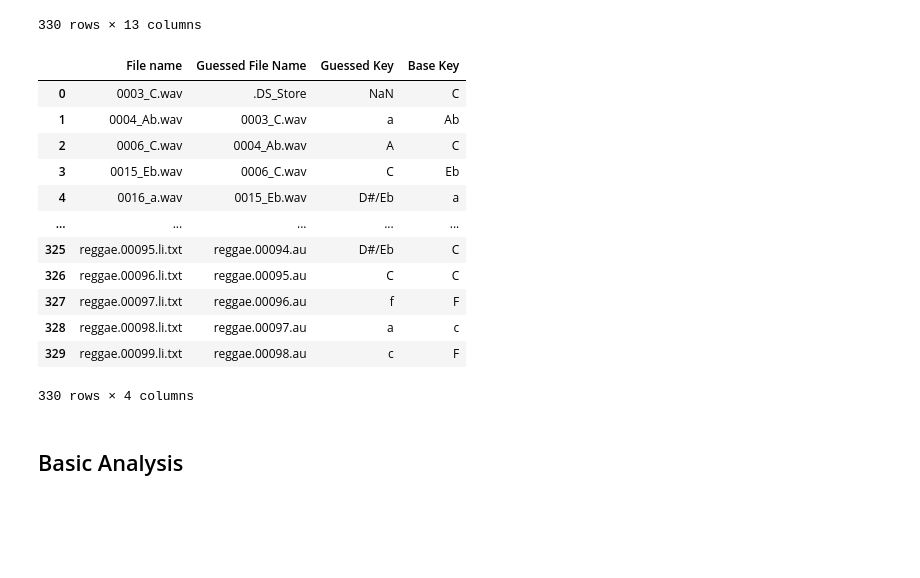
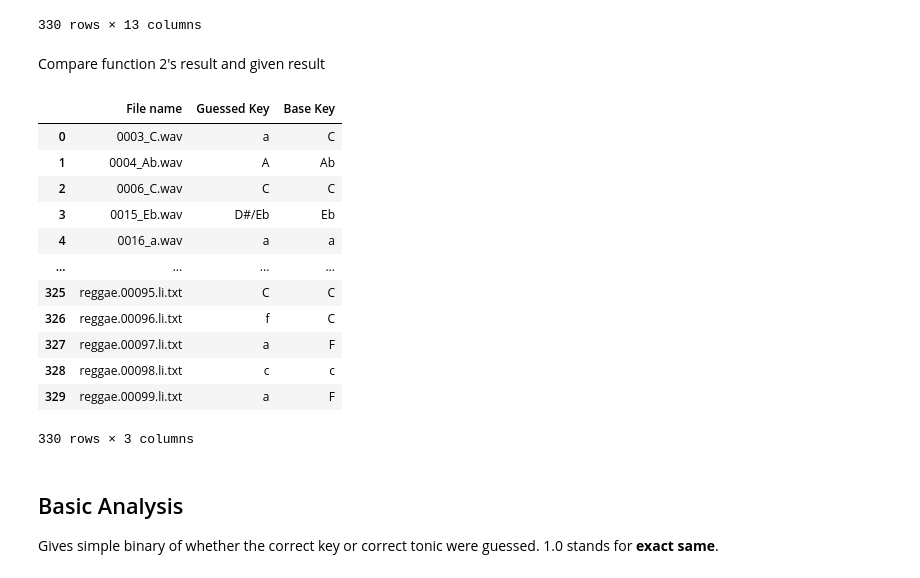
Before and after one commit to DavidJones10/Python-DSP, a Jupyter notebook: Key Finder and Analysis.ipynb, the cells around one changed output. Cells and saved outputs as stored; diff of their text form; code cells hidden in the pictures; blank space fills up the shorter version.

```diff
--- a/Key Finder and Analysis.ipynb
+++ b/Key Finder and Analysis.ipynb
@@ -56,15 +69,5 @@ getKey(x, fs = fsx)
 # %%
 def getKeysFromFiles(directory, nfft=4096, fs=22050, percentOfSong = .25):
-    # this function iterates through a directory of files and gets the most correlated key
-    # Parameters:
-    #   audio- array_like
-    #          array of values to be analyzed
-    #   nfft- int, optional
-    #         Size for Fast Fourier Transform in the chromagram function from librosa.Defaults to 4096 (large fft size)
-    #   fs-   int, optional
-    #         sample rate. Defaults to 22050
-    #   percentOfSong- float, optional
-    #         amount of each file to analyze in percentage. Defaults to 25% to save time
     import os
     dictOfKeys = {}
     for root, dirs, files in os.walk(directory): # get files from directory
@@ -73,12 +76,10 @@ def getKeysFromFiles(directory, nfft=4096, fs=22050, percentOfSong = .25):
             try:
                 x, fsx = lb.load(directory + '/' + file, sr = fs) # load file
                 key = getKey(x[:int(x.size * percentOfSong)], nfft = nfft, fs = fsx) # get key using function from
-                dictOfKeys[file] = key # add key and filename to dictionary of keys   #  above
+                dictOfKeys[file] = key # add key and filenam to dictionary of keys   #  above
                 n+=1
-            except Exception as error: # handle any error that may come from reading the file
-                print(error) # print Exception to notify user of error
+            except Exception: # handle any error that may come from reading the file
+                print(Exception) # print Exception to notify user of error
+                pass
             print(n) # print file number to track progress
     return dictOfKeys # returns dictionary with filenames as keys and key type/name as items
-keys = getKeysFromFiles('../Keyfinding/KeyFinding_Audio/Audio') # run the function
-
-# Runtime: 15 minutes
@@ -204,0 +88,2 @@ keys = getKeysFromFiles('../Keyfinding/KeyFinding_Audio/Audio') # run the functi
+# %%
+keys = getKeysFromFiles('../KeyFinding/KeyFinding_Audio/Audio', 8192) #Runtime: 15 minutes
@@ -238,27 +150,29 @@ base
 | 328 | reggae.00098.li.txt | NaN | NaN | NaN | NaN | c | GTZAN | Popular | NaN | NaN | ... |
 | 329 | reggae.00099.li.txt | NaN | NaN | NaN | NaN | F | GTZAN | Popular | NaN | NaN | ... |
 330 rows × 13 columns
+# %% [markdown]
+Compare function 2's result and given result
 # %%
 compare = pd.DataFrame() # make dataframe
 compare['File name'] = base['Title'] # take filenames from base case csv file and make a column
-compare['Guessed File Name'] = guessedKey[0]
 compare['Guessed Key'] = guessedKey[1] # make column of guessed keys
 compare['Base Key'] = base['Key'] # make column of base keys
 compare
 # %% [output]
-|  | File name | Guessed File Name | Guessed Key | Base Key |
-| 0 | 0003_C.wav | .DS_Store | NaN | C |
-| 1 | 0004_Ab.wav | 0003_C.wav | a | Ab |
-| 2 | 0006_C.wav | 0004_Ab.wav | A | C |
-| 3 | 0015_Eb.wav | 0006_C.wav | C | Eb |
-| 4 | 0016_a.wav | 0015_Eb.wav | D#/Eb | a |
-| ... | ... | ... | ... | ... |
-| 325 | reggae.00095.li.txt | reggae.00094.au | D#/Eb | C |
-| 326 | reggae.00096.li.txt | reggae.00095.au | C | C |
-| 327 | reggae.00097.li.txt | reggae.00096.au | f | F |
-| 328 | reggae.00098.li.txt | reggae.00097.au | a | c |
-| 329 | reggae.00099.li.txt | reggae.00098.au | c | F |
+|  | File name | Guessed Key | Base Key |
+| 0 | 0003_C.wav | a | C |
+| 1 | 0004_Ab.wav | A | Ab |
+| 2 | 0006_C.wav | C | C |
+| 3 | 0015_Eb.wav | D#/Eb | Eb |
+| 4 | 0016_a.wav | a | a |
+| ... | ... | ... | ... |
+| 325 | reggae.00095.li.txt | C | C |
+| 326 | reggae.00096.li.txt | f | C |
+| 327 | reggae.00097.li.txt | a | F |
+| 328 | reggae.00098.li.txt | c | c |
+| 329 | reggae.00099.li.txt | a | F |
-330 rows × 4 columns
+330 rows × 3 columns
-# %% [markdown]
-## Basic Analysis ##
+# %% [markdown]
+## Basic Analysis ##
+Gives simple binary of whether the correct key or correct tonic were guessed. 1.0 stands for **exact same**.
 # %%
```
Also changed, not shown: parts of 24 cells of this notebook.
